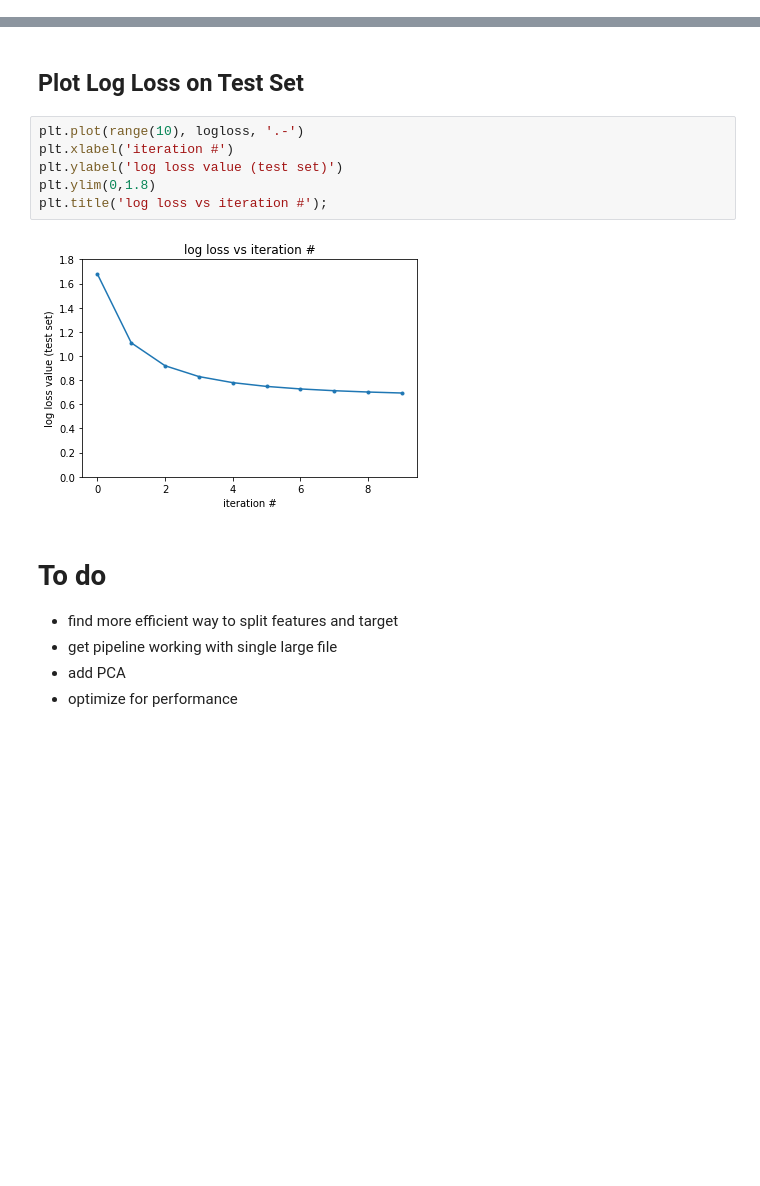
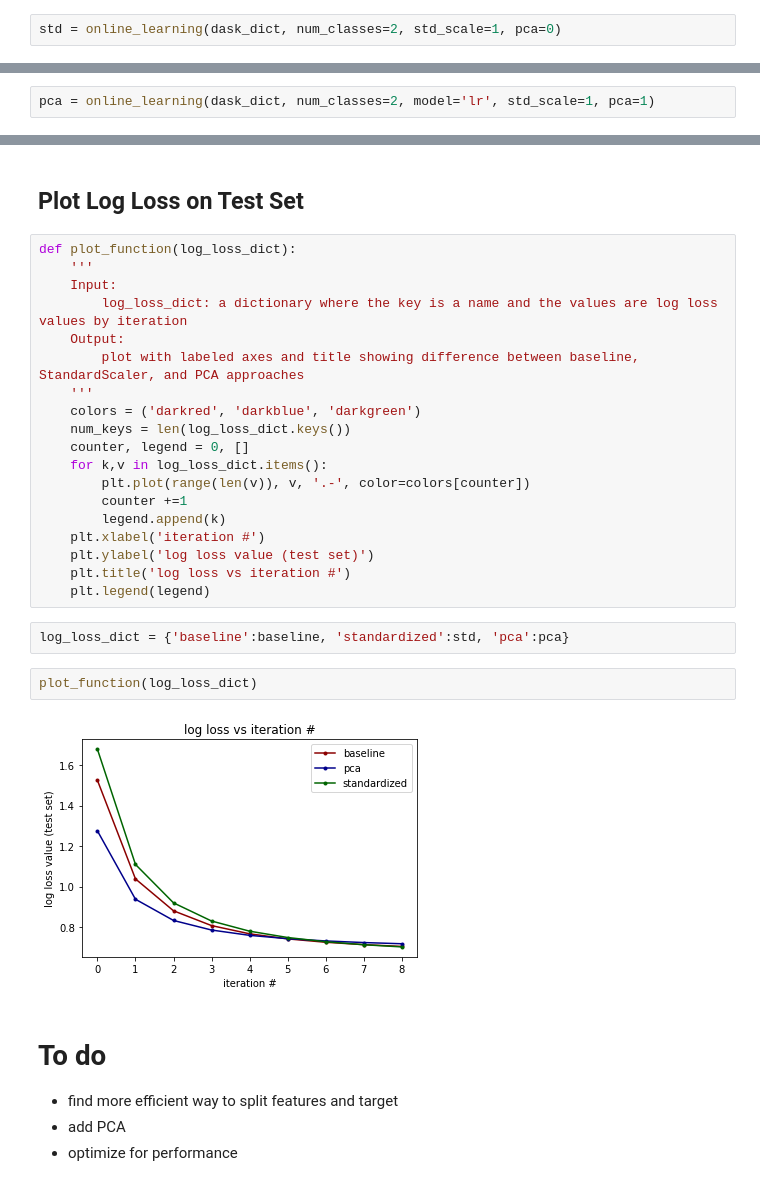
Before and after one commit to dziganto/Out-of-Core-Computation, a Jupyter notebook: 6_Online_Learning.ipynb, the cells around one changed output, grey strips where cells are left out. Saved outputs shown, nothing was run; the diff lists cells and outputs as text; blank space fills up the shorter version.

Commit message:
major update
Reformatted data inputs and outputs, cleaned up pipeline, code tweaks,
added ipca

```diff
--- a/6_Online_Learning.ipynb
+++ b/6_Online_Learning.ipynb
@@ -89,0 +136,2 @@ Test log loss: 0.6936
+# %%
+std = online_learning(dask_dict, num_classes=2, std_scale=1, pca=0)
@@ -89,0 +156,2 @@ Test log loss: 0.6936
+# %%
+pca = online_learning(dask_dict, num_classes=2, model='lr', std_scale=1, pca=1)
@@ -90,17 +198,33 @@ Test log loss: 0.6936
 # %% [markdown]
 ## Plot Log Loss on Test Set
-# %%
-plt.plot(range(10), logloss, '.-')
-plt.xlabel('iteration #')
-plt.ylabel('log loss value (test set)')
-plt.ylim(0,1.8)
-plt.title('log loss vs iteration #');
-# %% [output]
-[figure, removed]
+# %%
+def plot_function(log_loss_dict):
+    '''
+    Input:
+        log_loss_dict: a dictionary where the key is a name and the values are log loss values by iteration
+    Output:
+        plot with labeled axes and title showing difference between baseline, StandardScaler, and PCA approaches
+    '''
+    colors = ('darkred', 'darkblue', 'darkgreen')
+    num_keys = len(log_loss_dict.keys())
+    counter, legend = 0, []
+    for k,v in log_loss_dict.items():
+        plt.plot(range(len(v)), v, '.-', color=colors[counter])
+        counter +=1
+        legend.append(k)
+    plt.xlabel('iteration #')
+    plt.ylabel('log loss value (test set)')
+    plt.title('log loss vs iteration #')
+    plt.legend(legend)
+# %%
+log_loss_dict = {'baseline':baseline, 'standardized':std, 'pca':pca}
+# %%
+plot_function(log_loss_dict)
+# %% [output]
+[figure, added]
 # %% [markdown]
 # To do
 
 * find more efficient way to split features and target
-* get pipeline working with single large file
 * add PCA
 * optimize for performance
```
Also changed, not shown: parts of 14 cells of this notebook, 5 other files.
